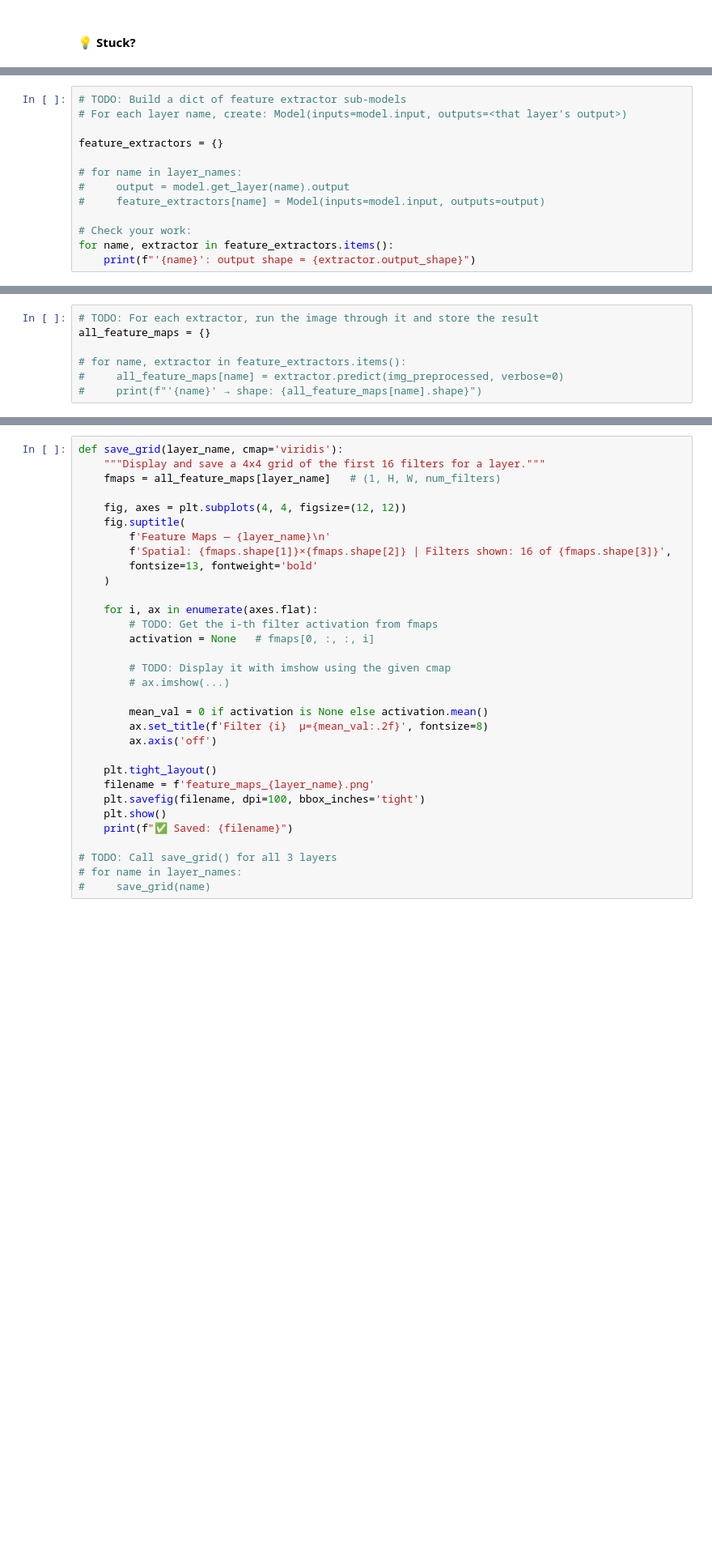
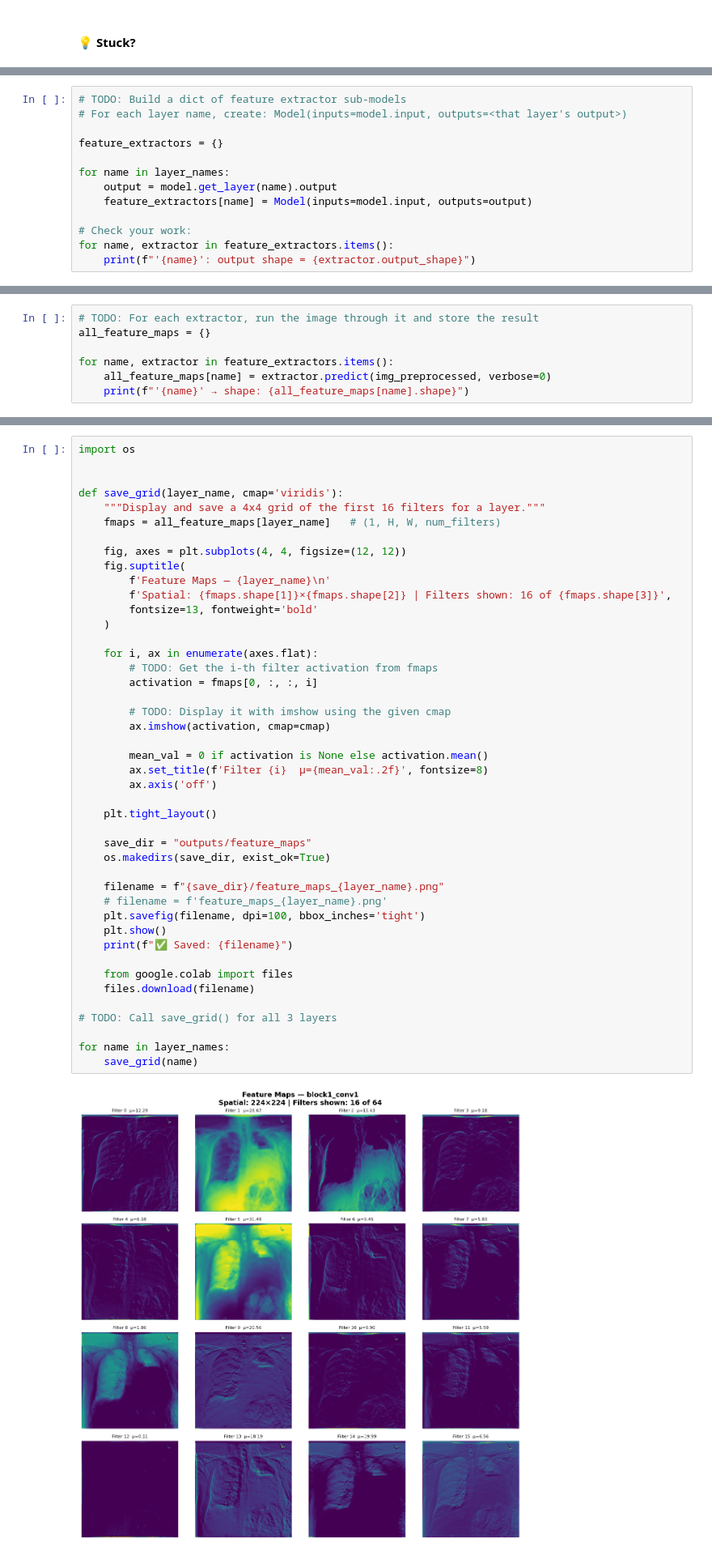
Before and after one commit to SahilGarg15/OpenCV-debug, a Jupyter notebook: Day 2/Lab2_1_Student_Interactive.ipynb, the cells around one changed output, grey strips where cells are left out. Shown at 81% size. Cells and saved outputs as stored; diff of their text form; blank space fills up the shorter version.

```diff
--- a/Day 2/Lab2_1_Student_Interactive.ipynb
+++ b/Day 2/Lab2_1_Student_Interactive.ipynb
@@ -270,9 +328,9 @@ VGG16: Input → [block1] → [block2] → [block3] → ... → [Dense] → 1000
 
 feature_extractors = {}
 
-# for name in layer_names:
-#     output = model.get_layer(name).output
-#     feature_extractors[name] = Model(inputs=model.input, outputs=output)
+for name in layer_names:
+    output = model.get_layer(name).output
+    feature_extractors[name] = Model(inputs=model.input, outputs=output)
 
 # Check your work:
 for name, extractor in feature_extractors.items():
@@ -351,6 +422,6 @@ Run the preprocessed image through each sub-model to get the activations. We'll
 # TODO: For each extractor, run the image through it and store the result
 all_feature_maps = {}
 
-# for name, extractor in feature_extractors.items():
-#     all_feature_maps[name] = extractor.predict(img_preprocessed, verbose=0)
-#     print(f"'{name}' → shape: {all_feature_maps[name].shape}")
+for name, extractor in feature_extractors.items():
+    all_feature_maps[name] = extractor.predict(img_preprocessed, verbose=0)
+    print(f"'{name}' → shape: {all_feature_maps[name].shape}")
@@ -511,34 +593,48 @@ For submission, generate and save a **4×4 grid** (first 16 filters) for each of
 
 ### 💻 Your Turn
 # %%
+import os
+
+
 def save_grid(layer_name, cmap='viridis'):
     """Display and save a 4x4 grid of the first 16 filters for a layer."""
     fmaps = all_feature_maps[layer_name]   # (1, H, W, num_filters)
 
     fig, axes = plt.subplots(4, 4, figsize=(12, 12))
     fig.suptitle(
         f'Feature Maps — {layer_name}\n'
         f'Spatial: {fmaps.shape[1]}×{fmaps.shape[2]} | Filters shown: 16 of {fmaps.shape[3]}',
         fontsize=13, fontweight='bold'
     )
 
     for i, ax in enumerate(axes.flat):
         # TODO: Get the i-th filter activation from fmaps
-        activation = None   # fmaps[0, :, :, i]
+        activation = fmaps[0, :, :, i]
 
         # TODO: Display it with imshow using the given cmap
-        # ax.imshow(...)
+        ax.imshow(activation, cmap=cmap)
 
         mean_val = 0 if activation is None else activation.mean()
         ax.set_title(f'Filter {i}  μ={mean_val:.2f}', fontsize=8)
         ax.axis('off')
 
     plt.tight_layout()
-    filename = f'feature_maps_{layer_name}.png'
+
+    save_dir = "outputs/feature_maps"
+    os.makedirs(save_dir, exist_ok=True)
+
+    filename = f"{save_dir}/feature_maps_{layer_name}.png"
+    # filename = f'feature_maps_{layer_name}.png'
     plt.savefig(filename, dpi=100, bbox_inches='tight')
     plt.show()
     print(f"✅ Saved: {filename}")
 
+    from google.colab import files
+    files.download(filename)
+
 # TODO: Call save_grid() for all 3 layers
-# for name in layer_names:
-#     save_grid(name)
+
+for name in layer_names:
+    save_grid(name)
+# %% [output]
+[figure, added]
```
Also changed, not shown: parts of 22 cells of this notebook.
